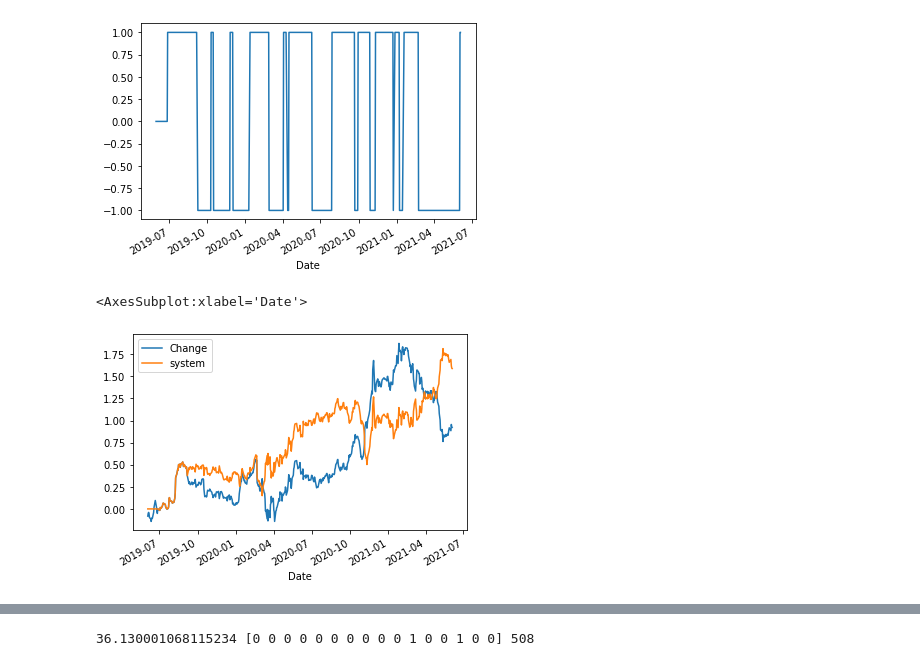
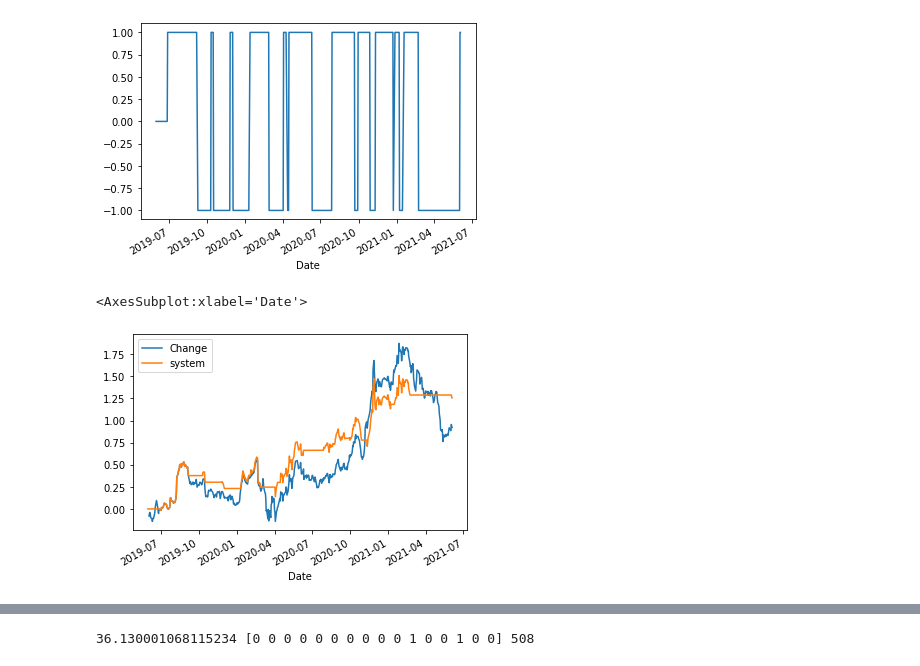
Before and after one commit to bhiln/stock-market-trends, a Jupyter notebook: APPN-DGIM.ipynb, the cells around one changed output, grey strips where cells are left out. Saved outputs shown, nothing was run; the diff lists cells and outputs as text; code cells hidden in the pictures.

```diff
--- a/APPN-DGIM.ipynb
+++ b/APPN-DGIM.ipynb
@@ -17,6 +17,7 @@ appn.head()
 | 2019-06-05 | 34.790001 | 33.040001 | 34.540001 | 34.730000 | 445500 |
 | 2019-06-06 | 34.480000 | 33.150002 | 34.060001 | 34.220001 | 326800 |
 # %%
+appn['3-day'] = appn['Close'].rolling(3).mean()
 appn['9-day'] = appn['Close'].rolling(9).mean()
 appn['21-day'] = appn['Close'].rolling(21).mean()
 appn['Change'] = np.log(appn.Close / appn.Close.shift())
@@ -63,8 +66,8 @@ appn['position'].plot()
 [figure]
 # %%
 # Whether we are making money with this system
-appn['system'] = appn['position'] * appn['Change']
+appn['system'] = np.where(appn['position'] > 0, appn['position']* appn['Change'],0)
 appn[['Change','system']].cumsum().plot()
 # %% [output]
 <AxesSubplot:xlabel='Date'>
-[figure, old version]
+[figure, new version]
```
Also changed, not shown: parts of 26 cells of this notebook.
